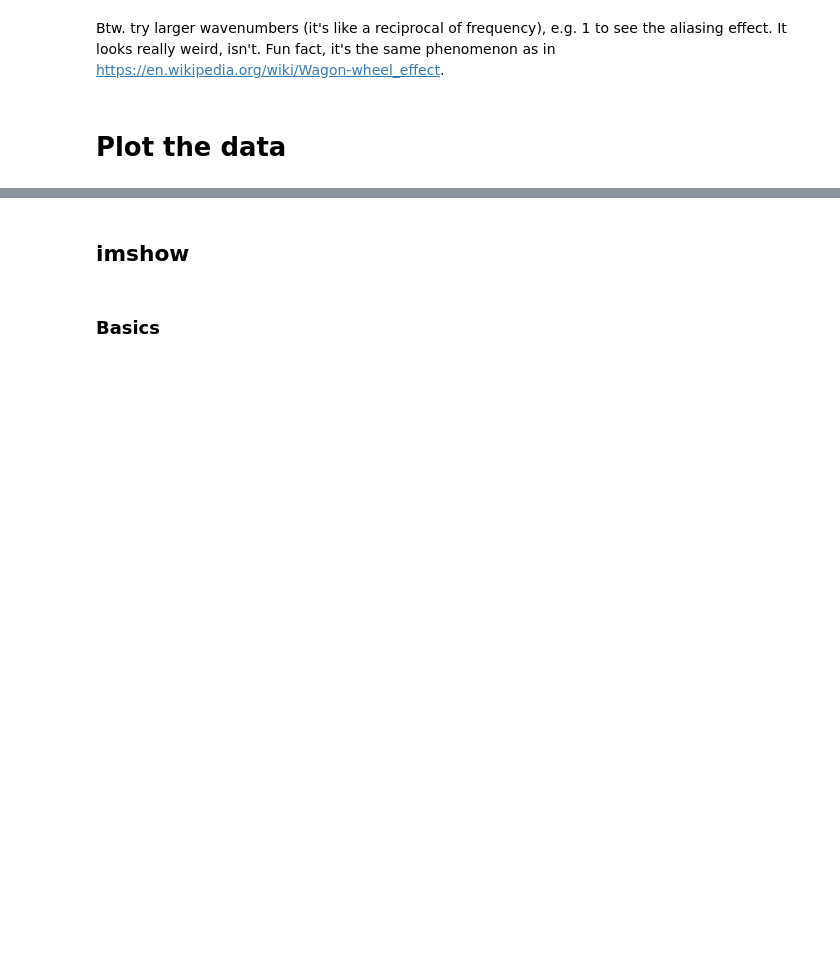
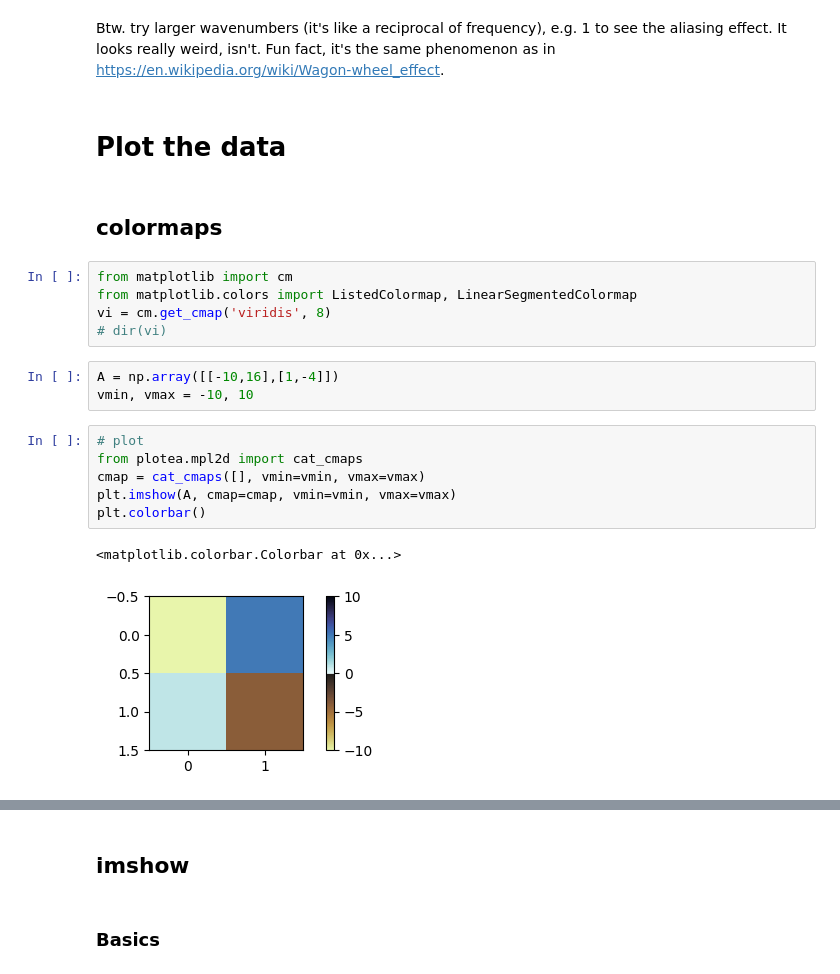
Before and after one commit to kmch/ploTea, a Jupyter notebook: notebooks/matplotlib2d.ipynb, the cells around one changed output, grey strips where cells are left out. Drawn from its saved outputs; the diff is of its cells as text; blank space fills up the shorter version.

```diff
--- a/notebooks/matplotlib2d.ipynb
+++ b/notebooks/matplotlib2d.ipynb
@@ -128,3 +286,22 @@ plt.imshow(a)
 Btw. try larger wavenumbers (it's like a reciprocal of frequency), e.g. 1 to see the aliasing effect. It looks really weird, isn't. Fun fact, it's the same phenomenon as in https://en.wikipedia.org/wiki/Wagon-wheel_effect.
 # %% [markdown]
 # Plot the data
+# %% [markdown]
+## colormaps
+# %%
+from matplotlib import cm
+from matplotlib.colors import ListedColormap, LinearSegmentedColormap
+vi = cm.get_cmap('viridis', 8)
+# dir(vi)
+# %%
+A = np.array([[-10,16],[1,-4]])
+vmin, vmax = -10, 10
+# %%
+# plot
+from plotea.mpl2d import cat_cmaps
+cmap = cat_cmaps([], vmin=vmin, vmax=vmax)
+plt.imshow(A, cmap=cmap, vmin=vmin, vmax=vmax)
+plt.colorbar()
+# %% [output]
+<matplotlib.colorbar.Colorbar at 0x...>
+[figure, added]
```
Also changed, not shown: parts of 44 cells of this notebook, 9 other files.
